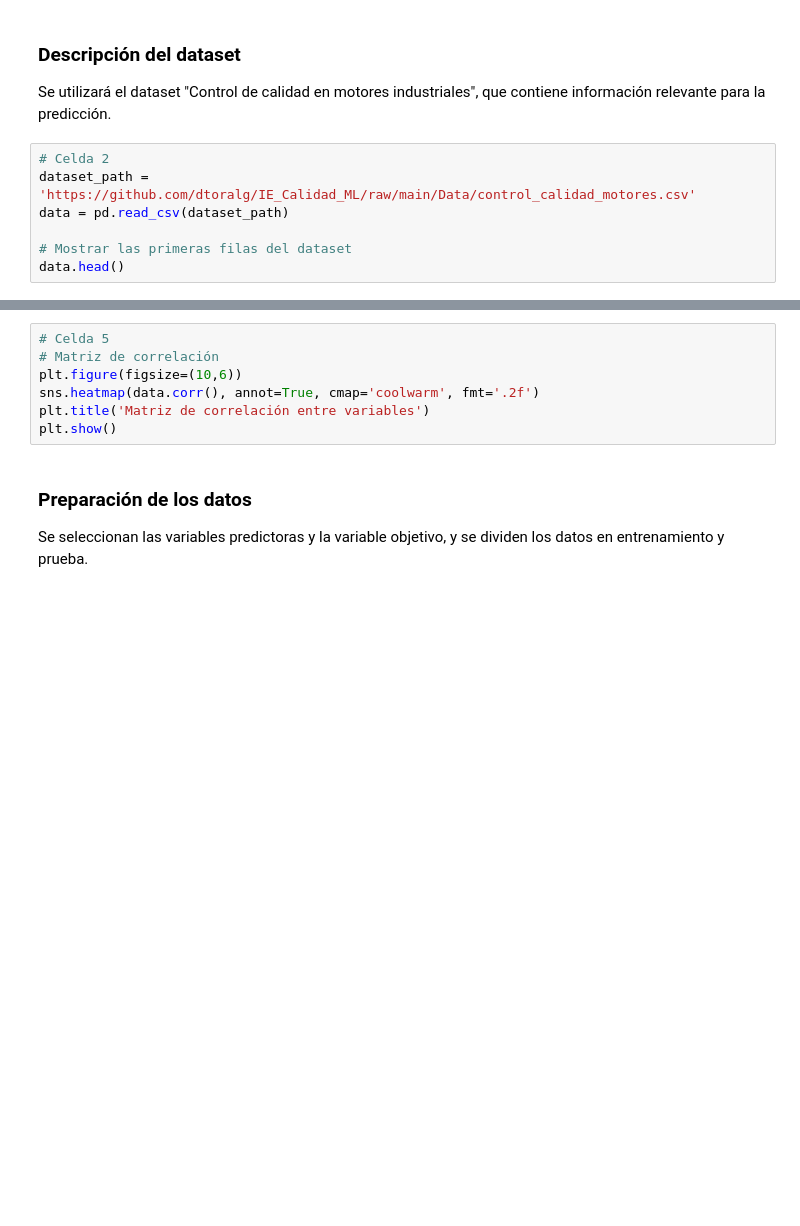
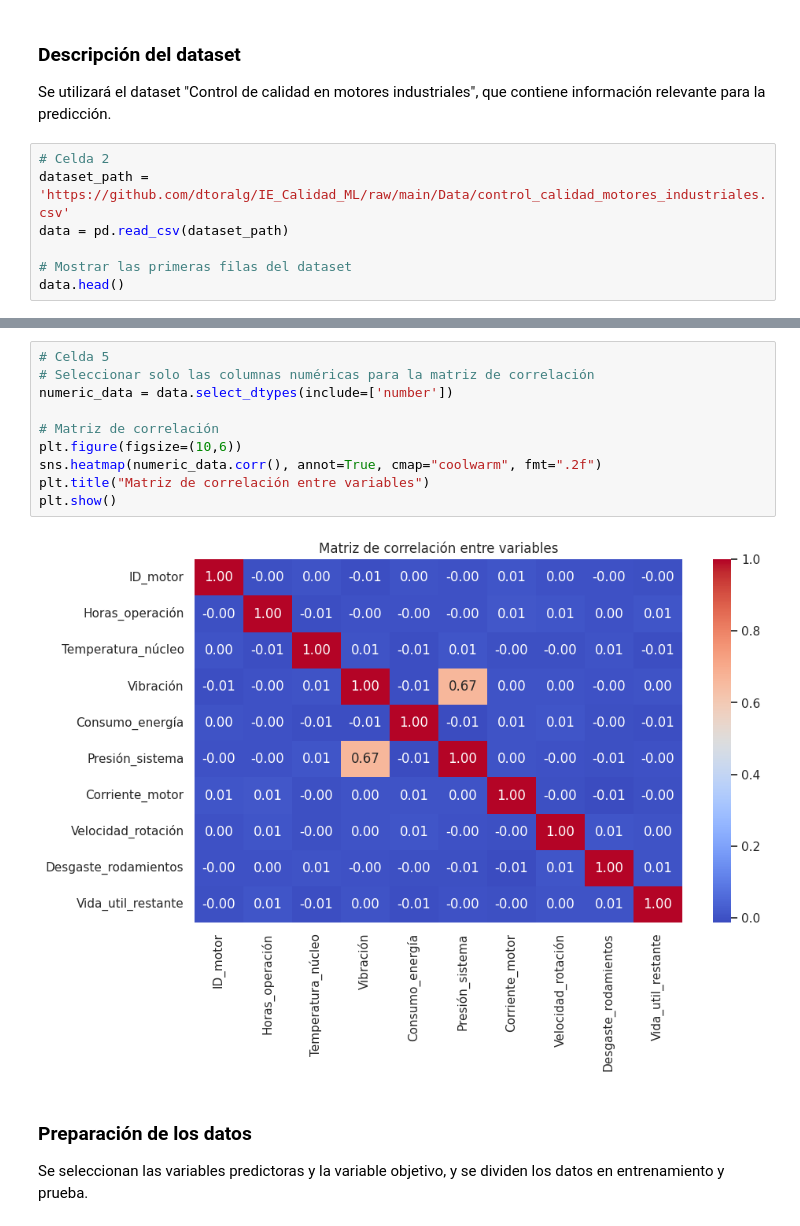
Before and after one commit to dtoralg/IE_Calidad_ML, a Jupyter notebook: Ejercicios/Modulo 3/Ejercicio_1_Regresion_Calidad_Industrial_Resuelto.ipynb, the cells around one changed output, grey strips where cells are left out. Saved outputs shown, nothing was run; the diff lists cells and outputs as text; blank space fills up the shorter version.

```diff
--- a/Ejercicios/Modulo 3/Ejercicio_1_Regresion_Calidad_Industrial_Resuelto.ipynb
+++ b/Ejercicios/Modulo 3/Ejercicio_1_Regresion_Calidad_Industrial_Resuelto.ipynb
@@ -23,7 +23,7 @@ sns.set(style='whitegrid')
 Se utilizará el dataset "Control de calidad en motores industriales", que contiene información relevante para la predicción.
 # %%
 # Celda 2
-dataset_path = 'https://github.com/dtoralg/IE_Calidad_ML/raw/main/Data/control_calidad_motores.csv'
+dataset_path = 'https://github.com/dtoralg/IE_Calidad_ML/raw/main/Data/control_calidad_motores_industriales.csv'
 data = pd.read_csv(dataset_path)
 
 # Mostrar las primeras filas del dataset
@@ -39,10 +76,15 @@ data.describe()
 # %%
 # Celda 5
+# Seleccionar solo las columnas numéricas para la matriz de correlación
+numeric_data = data.select_dtypes(include=['number'])
+
 # Matriz de correlación
 plt.figure(figsize=(10,6))
-sns.heatmap(data.corr(), annot=True, cmap='coolwarm', fmt='.2f')
-plt.title('Matriz de correlación entre variables')
+sns.heatmap(numeric_data.corr(), annot=True, cmap="coolwarm", fmt=".2f")
+plt.title("Matriz de correlación entre variables")
 plt.show()
+# %% [output]
+[figure, added]
 # %% [markdown]
 ### **Preparación de los datos**
 Se seleccionan las variables predictoras y la variable objetivo, y se dividen los datos en entrenamiento y prueba.
```
Also changed, not shown: parts of 8 cells of this notebook.
